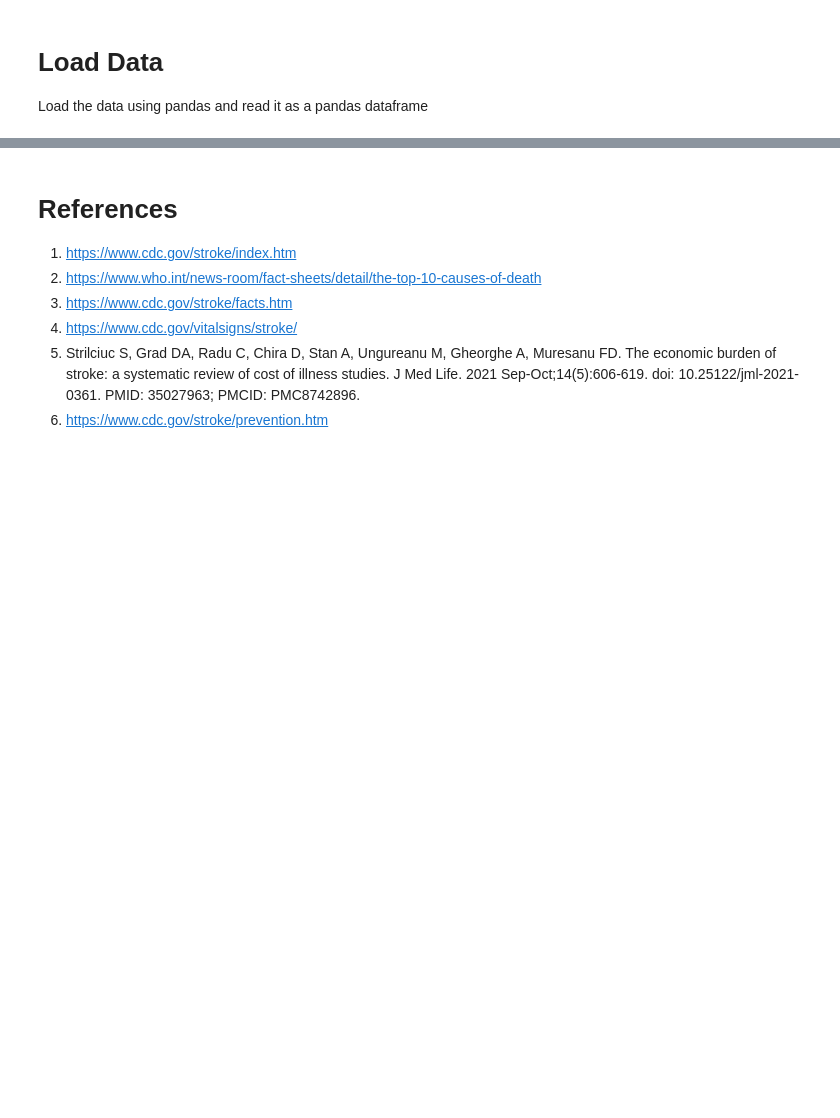
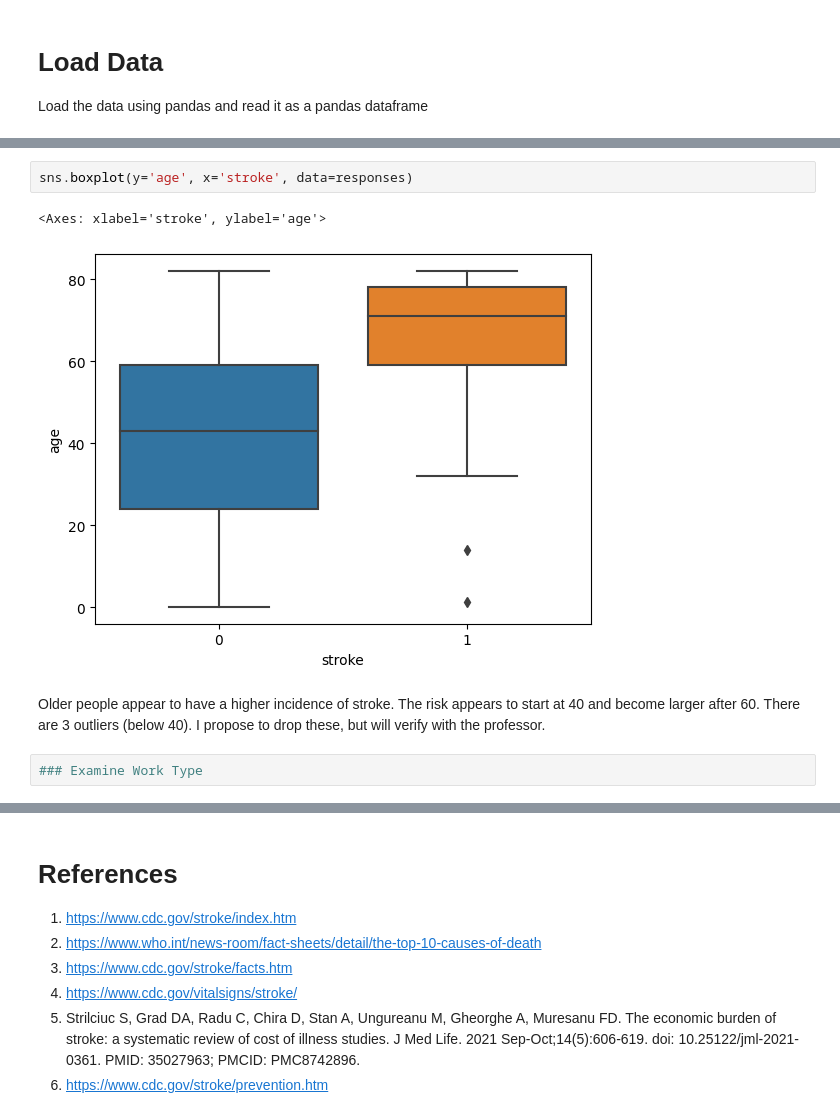
Before and after one commit to matthewdheilmanvanderbilt/CS5262_MachineLearning, a Jupyter notebook: stoke_prediction.ipynb, the cells around one changed output, grey strips where cells are left out. Saved outputs shown, nothing was run; the diff lists cells and outputs as text; blank space fills up the shorter version.

```diff
--- a/stoke_prediction.ipynb
+++ b/stoke_prediction.ipynb
@@ -172,0 +255,9 @@ print(sorted(bmi))
+# %%
+sns.boxplot(y='age', x='stroke', data=responses)
+# %% [output]
+<Axes: xlabel='stroke', ylabel='age'>
+[figure, added]
+# %% [markdown]
+Older people appear to have a higher incidence of stroke.  The risk appears to start at 40 and become larger after 60.  There are 3 outliers (below 40).  I propose to drop these, but will verify with the professor.
+# %%
+### Examine Work Type
```
Also changed, not shown: parts of 57 cells of this notebook.
